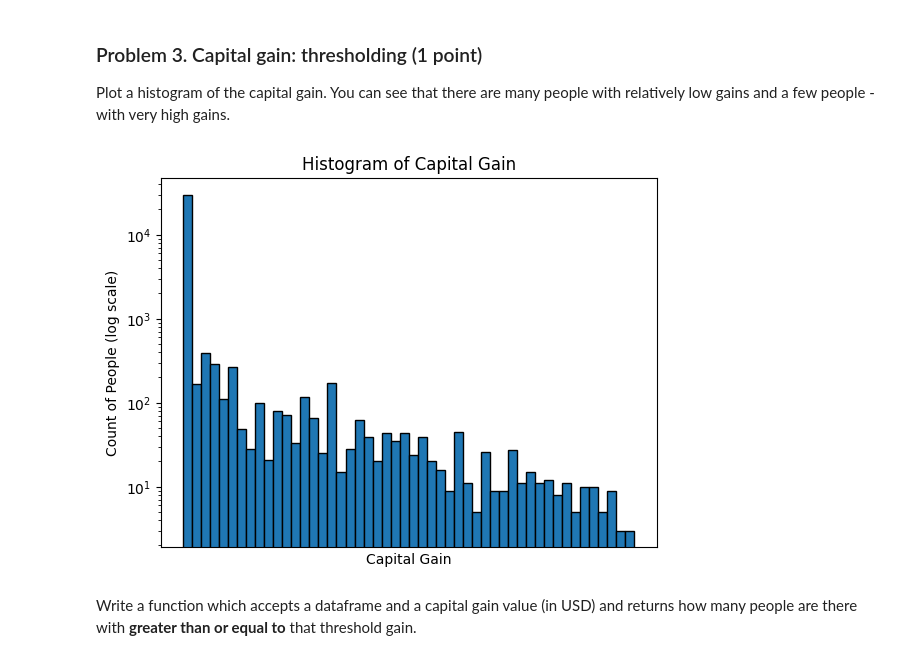
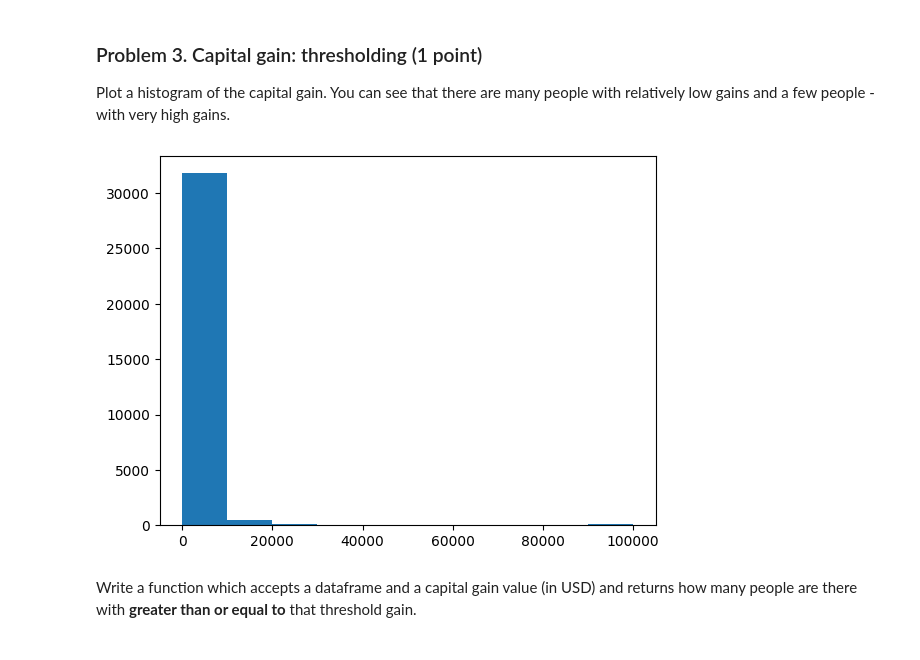
Before and after one commit to borisov5/Data-Science-June-2023, a Jupyter notebook: 03. Data Visualization. Exploratory Data Analysis/Data Visualization and EDA Lab.ipynb, the cells around one changed output. Cells and saved outputs as stored; diff of their text form; code cells hidden in the pictures.

```diff
--- a/03. Data Visualization. Exploratory Data Analysis/Data Visualization and EDA Lab.ipynb
+++ b/03. Data Visualization. Exploratory Data Analysis/Data Visualization and EDA Lab.ipynb
@@ -69,16 +38,10 @@ def get_num_people_with_high_income(income_data):
 # %% [markdown]
 ### Problem 3. Capital gain: thresholding (1 point)
 Plot a histogram of the capital gain. You can see that there are many people with relatively low gains and a few people - with very high gains.
-# %%
-capital_gain = income_data['capital-gain']
-
-plt.hist(capital_gain, bins=50, edgecolor='black', log=True)
-plt.xticks([])
-plt.xlabel('Capital Gain')
-plt.ylabel('Count of People (log scale)')
-plt.title('Histogram of Capital Gain')
-plt.show()
-# %% [output]
-[figure, removed]
+# %%
+plt.hist(income_data["capital-gain"])
+plt.show()
+# %% [output]
+[figure, added]
 # %% [markdown]
 Write a function which accepts a dataframe and a capital gain value (in USD) and returns how many people are there with **greater than or equal to** that threshold gain.
```
Also changed, not shown: parts of 19 cells of this notebook, 6 other files.
